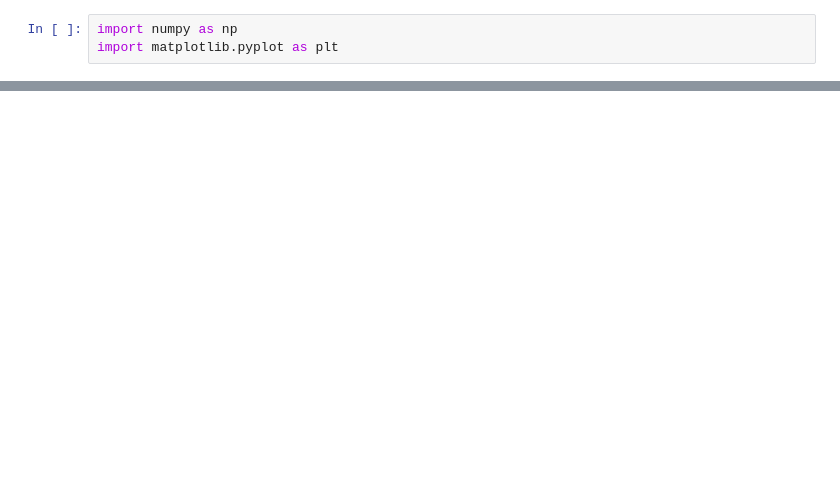
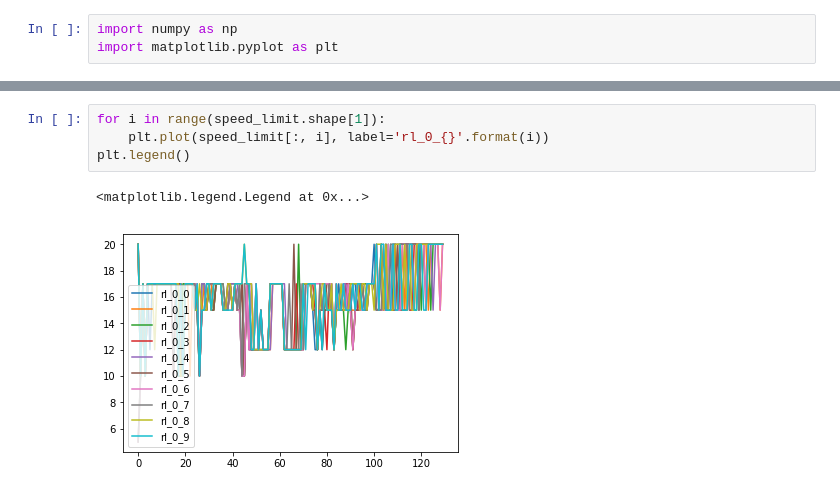
Before and after one commit to SHITIANYU-hue/dgn_ring_torch, a Jupyter notebook: analyze.ipynb, the cells around one changed output, grey strips where cells are left out. Drawn from its saved outputs; the diff is of its cells as text; blank space fills up the shorter version.

```diff
--- a/analyze.ipynb
+++ b/analyze.ipynb
@@ -65,0 +39,7 @@ array([[27.68912465, 27.77378972, 27.40531259],
+# %%
+for i in range(speed_limit.shape[1]):
+    plt.plot(speed_limit[:, i], label='rl_0_{}'.format(i))
+plt.legend()
+# %% [output]
+<matplotlib.legend.Legend at 0x...>
+[figure, added]
```
Also changed, not shown: parts of 14 cells of this notebook, 17 other files.
